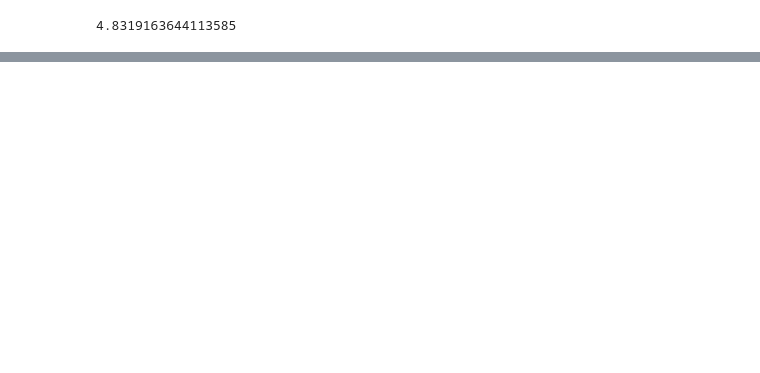
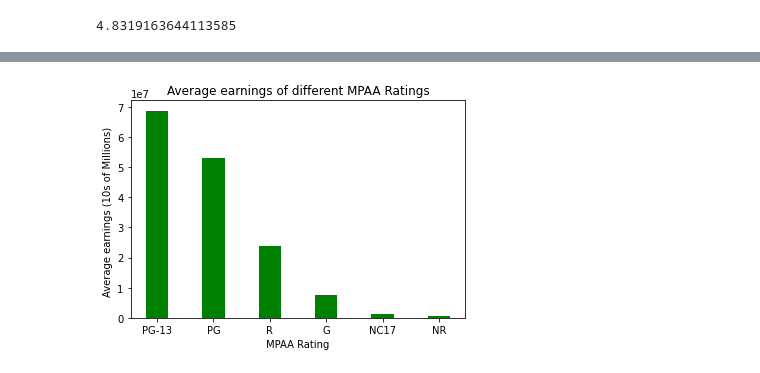
Before and after one commit to ARuizMartinezDeloitte/Capstone, a Jupyter notebook: notebooks/Ahmed-folder/opening_files.ipynb, the cells around one changed output, grey strips where cells are left out. Saved outputs shown, nothing was run; the diff lists cells and outputs as text; code cells hidden in the pictures; blank space fills up the shorter version.

```diff
--- a/notebooks/Ahmed-folder/opening_files.ipynb
+++ b/notebooks/Ahmed-folder/opening_files.ipynb
@@ -509,0 +671,10 @@ df10 = df5[df5['studio']== 'WB (NL)']
+# %%
+plt.bar(x, y, color ='green',
+        width = 0.4)
+
+plt.xlabel("MPAA Rating")
+plt.ylabel("Average earnings (10s of Millions) ")
+plt.title("Average earnings of different MPAA Ratings")
+plt.show()
+# %% [output]
+[figure, added]
```
Also changed, not shown: parts of 36 cells of this notebook.
